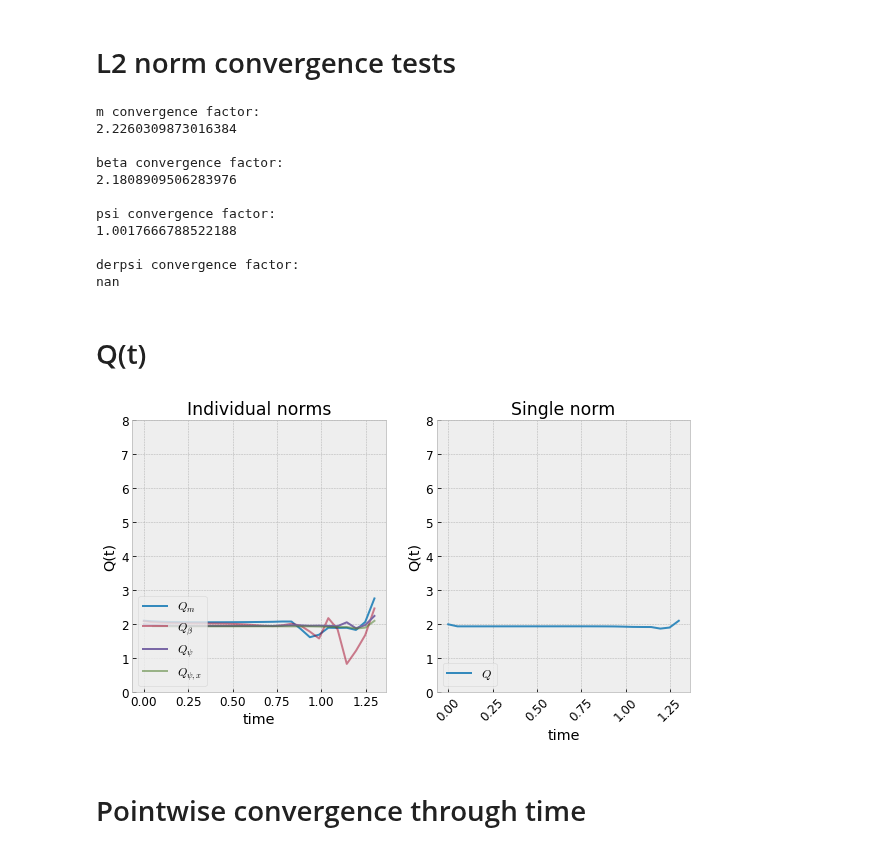
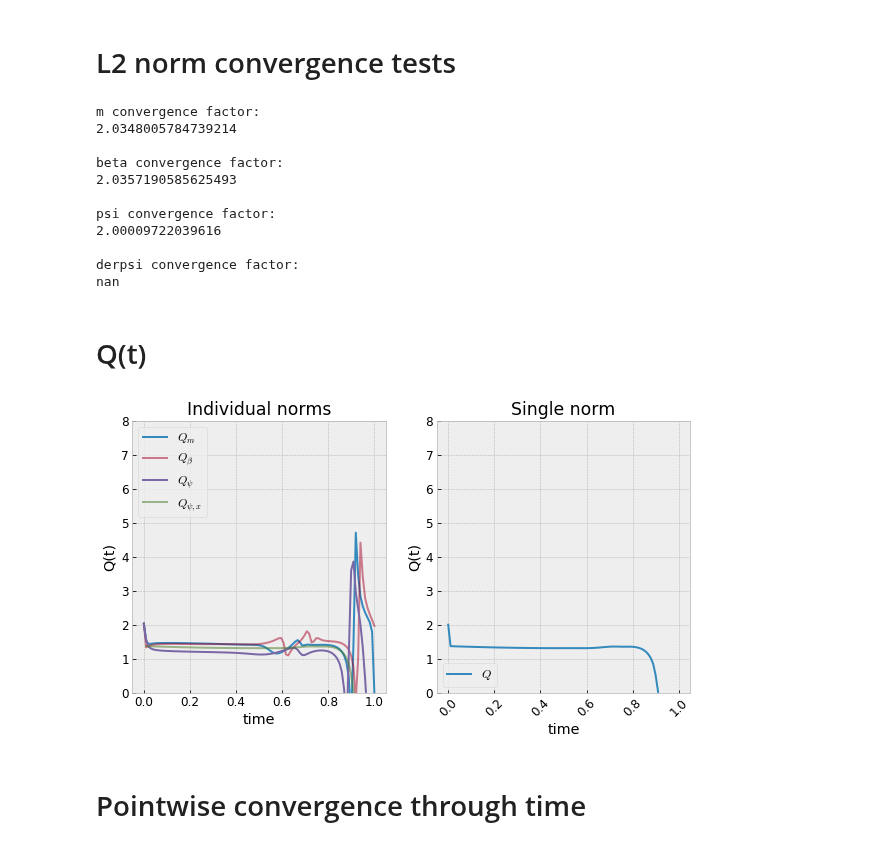
Before and after one commit to rita-png/gravitational-collapse, a Jupyter notebook: ScalarField/2D/Convergence_ScalarField.ipynb, the cells around one changed output. Saved outputs shown, nothing was run; the diff lists cells and outputs as text; code cells hidden in the pictures.

```diff
--- a/ScalarField/2D/Convergence_ScalarField.ipynb
+++ b/ScalarField/2D/Convergence_ScalarField.ipynb
@@ -121,7 +118,7 @@ for resolution in res:
         df = np.transpose(df)
 
         ##
-        """aux = [float(x) for x in df[0]]
+        aux = [float(x) for x in df[0]]
         m.append(aux)
         aux = [float(x) for x in df[1]]
         beta.append(aux)
@@ -130,10 +127,10 @@ for resolution in res:
         aux = [float(x) for x in df[3]]
         derpsi.append(aux)
         aux = [float(x) for x in df[4]]
-        grid.append(aux)"""
+        grid.append(aux)
         ##
 
-        aux=[]
+        """aux=[]
         for i in range(0, len(df[0])):
             if isNaN(df[0][i])==True:
                 a=0
@@ -182,7 +179,7 @@ for resolution in res:
             else:
                 a=BigFloat.exact(df[4][i], precision=128)
             aux.append(a)
-        grid.append(aux)
+        grid.append(aux)"""
 
     # f[i] is the array of the values of m on the whole grid on time step i
 
@@ -352,8 +349,8 @@ for j in range(5):
         a += i**2
     for i in diffs_4_2[j]:
         b += i**2
-    norm_low_med.append(sqrt(a))
-    norm_med_high.append(sqrt(b))
+    norm_low_med.append(np.sqrt(a))
+    norm_med_high.append(np.sqrt(b))
 
 print("m convergence factor:")
 print(math.log2(norm_low_med[0]/norm_med_high[0]))
@@ -372,13 +369,13 @@ print(math.log2(norm_low_med[3]/norm_med_high[3]))
 print("")
 # %% [output]
 m convergence factor:
-2.2260309873016384
+2.0348005784739214
 
 beta convergence factor:
-2.1808909506283976
+2.0357190585625493
 
 psi convergence factor:
-1.0017666788522188
+2.00009722039616
 
 derpsi convergence factor:
 nan
@@ -461,11 +458,11 @@ for t in range(0,int(final_t/4)):
         for i in diffs_4_2[j]:
             b += i**2
             s_b += i**2
-        norm_low_med.append(sqrt(a))
-        norm_med_high.append(sqrt(b))
+        norm_low_med.append(np.sqrt(a))
+        norm_med_high.append(np.sqrt(b))
 
-    single_norm_low_med=sqrt(s_a)
-    single_norm_med_high=sqrt(s_b)
+    single_norm_low_med=np.sqrt(s_a)
+    single_norm_med_high=np.sqrt(s_b)
 
     Q_m.append(math.log2(norm_low_med[0]/norm_med_high[0]))
     Q_beta.append(math.log2(norm_low_med[1]/norm_med_high[1]))
@@ -474,36 +471,37 @@ for t in range(0,int(final_t/4)):
     Q.append(math.log2(single_norm_low_med/single_norm_med_high))
     ####
 
 
 #plt_x = np.linspace(0, int(final_t/4)*dx*step, int(final_t/4))
-plt_x = np.linspace(0, 1.3, len(Q_m))
+plt_x = np.linspace(0, 1.0, len(Q_m))
 
 with plt.style.context('bmh'):
 
     fig, ax = plt.subplots(1, 2,figsize=(10, 5))
 
     ax[0].plot(plt_x, Q_m, label = '$Q_m$')
     ax[0].plot(plt_x, Q_beta, label = '$Q_{\\beta}$',alpha=0.5)
     ax[0].plot(plt_x, Q_psi, label = '$Q_{\psi}$')
     ax[0].plot(plt_x, Q_derpsi, label = '$Q_{\psi,x}$',alpha=0.5)
     ax[0].set_ylim([0,8])
-    ax[0].legend(loc ="lower left")
+    #ax[0].set_xlim([0.25,0.9])#1.25])
+    ax[0].legend(loc ="upper left")
     ax[0].set_xlabel('time')
     ax[0].set_ylabel('Q(t)')
     ax[0].set_title('Individual norms')
 
 
     ax[1].plot(plt_x, Q, label = '$Q$')
     ax[1].set_ylim([0,8])
     ax[1].legend(loc ="lower left")
     ax[1].set_title('Single norm')
     plt.xticks(rotation=45)
     ax[1].set_xlabel('time')
     ax[1].set_ylabel('Q(t)')
 
 plt.show()
 # %% [output]
-[figure, old version]
+[figure, new version]
 # %% [markdown]
 # Pointwise convergence through time
 # %%
```
Also changed, not shown: parts of 10 cells of this notebook, 2 other files.
